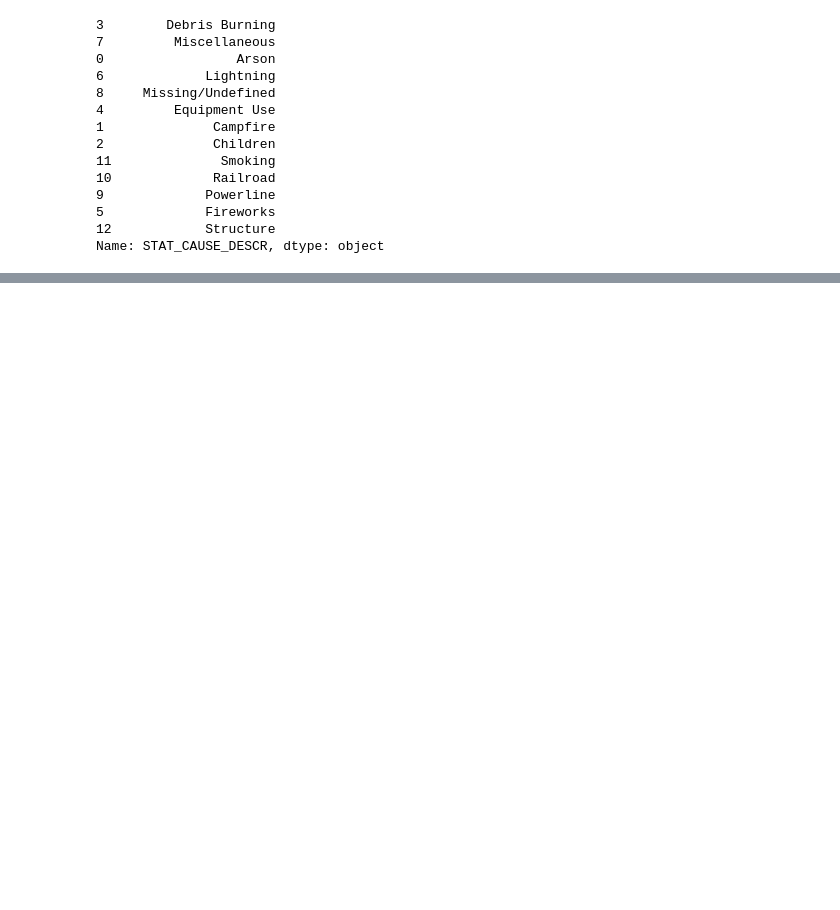
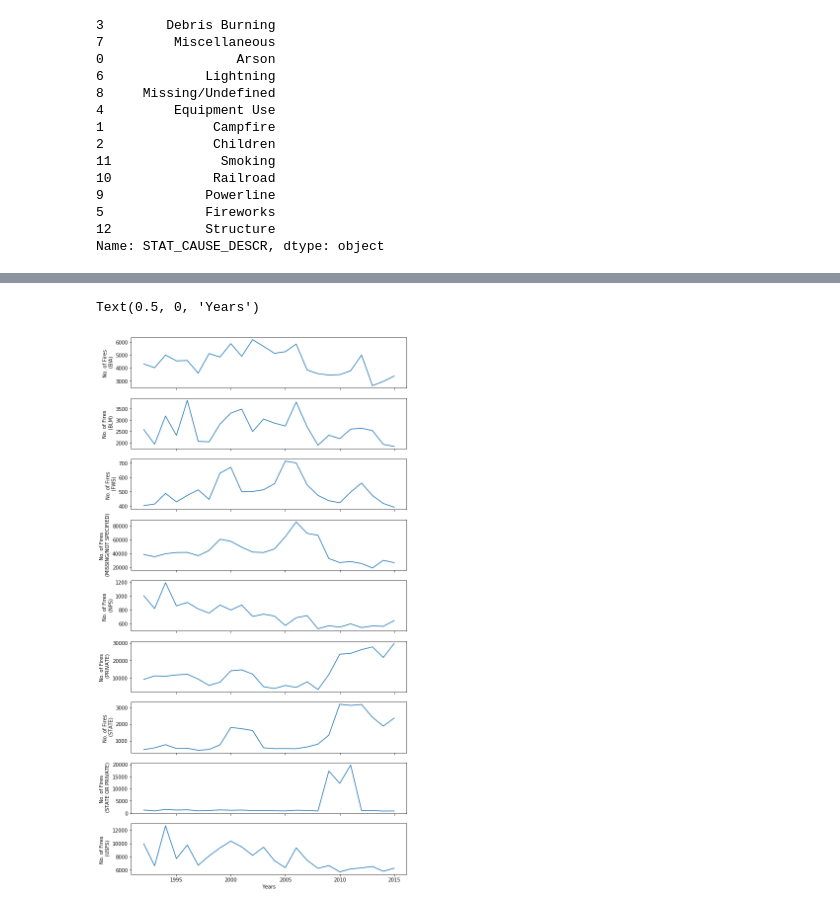
Before and after one commit to R-Mishra/US-Wildfires, a Jupyter notebook: wildfireAnalysisNotebook.ipynb, the cells around one changed output, grey strips where cells are left out. Saved outputs shown, nothing was run; the diff lists cells and outputs as text; code cells hidden in the pictures; blank space fills up the shorter version.

```diff
--- a/wildfireAnalysisNotebook.ipynb
+++ b/wildfireAnalysisNotebook.ipynb
@@ -148,0 +307,15 @@ Name: STAT_CAUSE_DESCR, dtype: object
+# %%
+z = (data.groupby(['owner descr']))['objectid'].count().sort_values(ascending = False)
+owners = list(z.index[:9])
+sub_data = data.loc[data['owner descr'].isin(owners)]
+y = (sub_data.groupby(['owner descr','fire year']))['objectid'].count()
+# %%
+fig,ax = plt.subplots(9,1,figsize = (10,20), sharex= True)
+
+for i in range(len(y.index.levels[0])):
+    ax[i].plot(y[y.index.levels[0][i]].index, y[y.index.levels[0][i]].values,)
+    ax[i].set(ylabel = 'No. of Fires \n ({})'.format(y.index.levels[0][i]))
+plt.xlabel('Years')
+# %% [output]
+Text(0.5, 0, 'Years')
+[figure, added]
```
Also changed, not shown: parts of 16 cells of this notebook.
